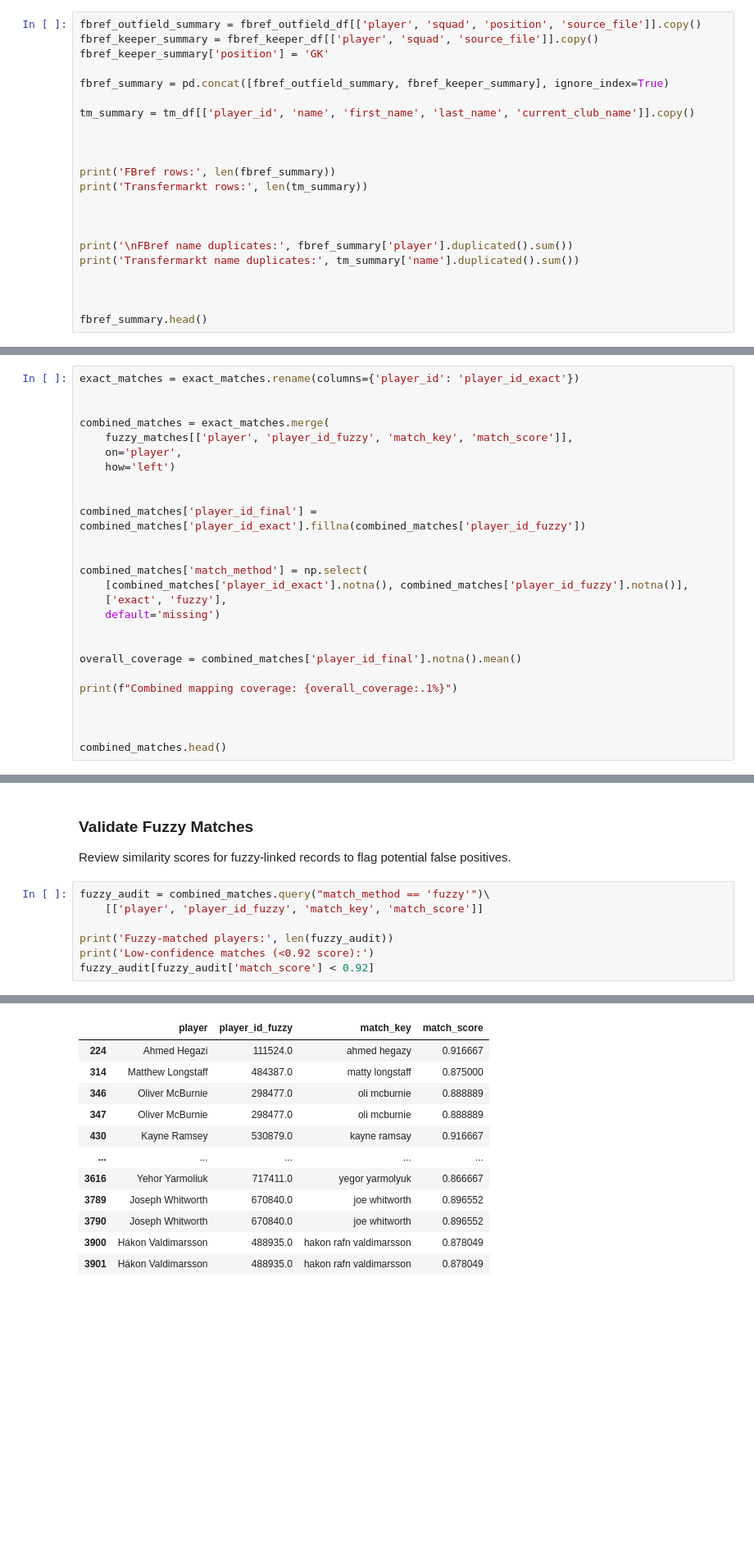
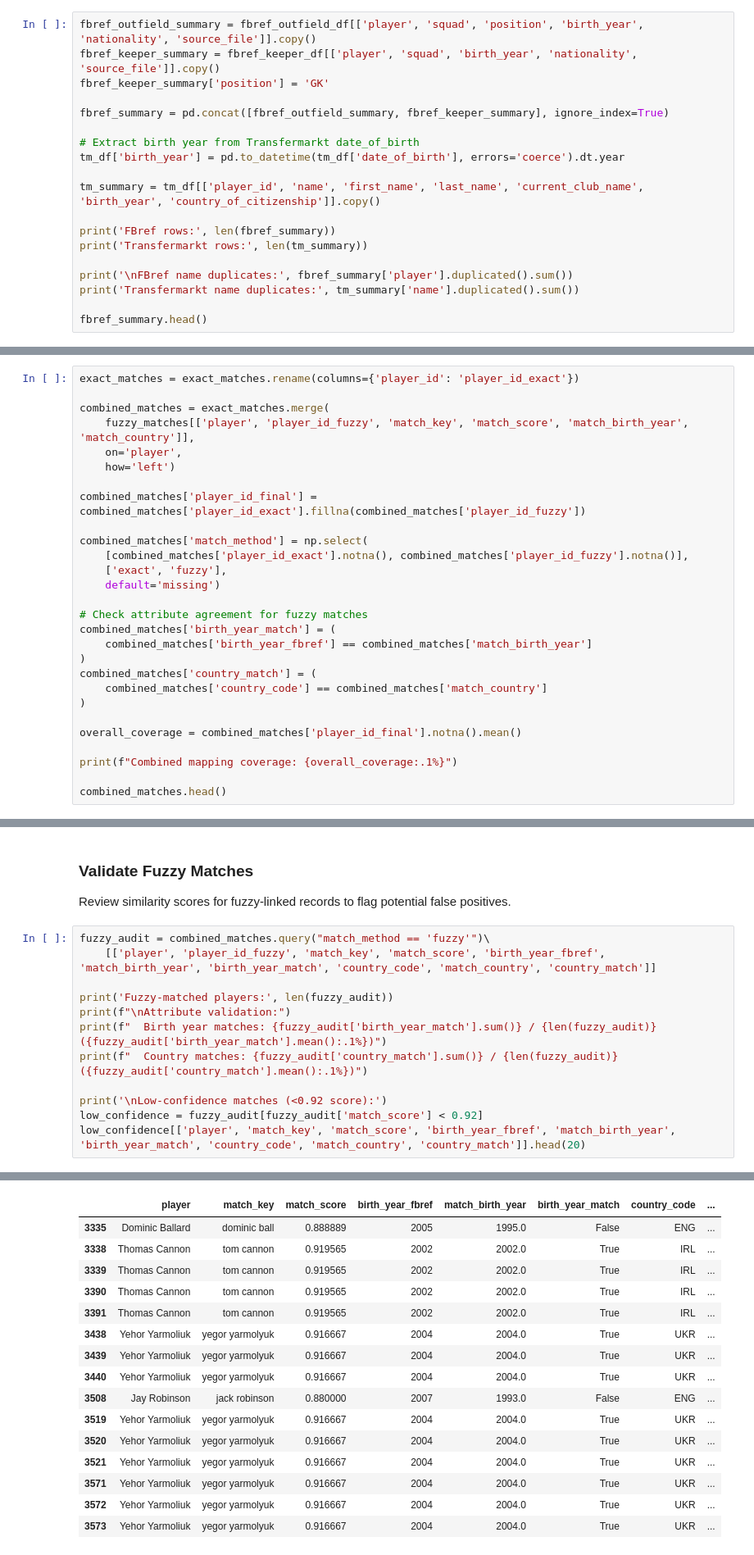
Before and after one commit to Nacnano/football-data-project, a Jupyter notebook: notebooks/mapping_pipeline.ipynb, the cells around one changed output, grey strips where cells are left out. Shown at 82% size. Saved outputs shown, nothing was run; the diff lists cells and outputs as text; blank space fills up the shorter version.

Commit message:
add year and nationality mapping

```diff
--- a/notebooks/mapping_pipeline.ipynb
+++ b/notebooks/mapping_pipeline.ipynb
@@ -47,26 +110,23 @@ fbref_outfield_df.head()
 
 Inspect dataset shapes, player name coverage, and identify columns relevant for mapping.
 # %%
-fbref_outfield_summary = fbref_outfield_df[['player', 'squad', 'position', 'source_file']].copy()
-fbref_keeper_summary = fbref_keeper_df[['player', 'squad', 'source_file']].copy()
+fbref_outfield_summary = fbref_outfield_df[['player', 'squad', 'position', 'birth_year', 'nationality', 'source_file']].copy()
+fbref_keeper_summary = fbref_keeper_df[['player', 'squad', 'birth_year', 'nationality', 'source_file']].copy()
 fbref_keeper_summary['position'] = 'GK'
 
 fbref_summary = pd.concat([fbref_outfield_summary, fbref_keeper_summary], ignore_index=True)
 
-tm_summary = tm_df[['player_id', 'name', 'first_name', 'last_name', 'current_club_name']].copy()
+# Extract birth year from Transfermarkt date_of_birth
+tm_df['birth_year'] = pd.to_datetime(tm_df['date_of_birth'], errors='coerce').dt.year
 
-
+tm_summary = tm_df[['player_id', 'name', 'first_name', 'last_name', 'current_club_name', 'birth_year', 'country_of_citizenship']].copy()
 
 print('FBref rows:', len(fbref_summary))
 print('Transfermarkt rows:', len(tm_summary))
 
-
-
 print('\nFBref name duplicates:', fbref_summary['player'].duplicated().sum())
 print('Transfermarkt name duplicates:', tm_summary['name'].duplicated().sum())
 
-
-
 fbref_summary.head()
 # %% [output]
 FBref rows: 3486
@@ -240,27 +404,29 @@ Merge fuzzy results with baseline matches and quantify remaining gaps.
 # %%
 exact_matches = exact_matches.rename(columns={'player_id': 'player_id_exact'})
 
-
 combined_matches = exact_matches.merge(
-    fuzzy_matches[['player', 'player_id_fuzzy', 'match_key', 'match_score']],
+    fuzzy_matches[['player', 'player_id_fuzzy', 'match_key', 'match_score', 'match_birth_year', 'match_country']],
     on='player',
     how='left')
 
-
 combined_matches['player_id_final'] = combined_matches['player_id_exact'].fillna(combined_matches['player_id_fuzzy'])
-
 
 combined_matches['match_method'] = np.select(
     [combined_matches['player_id_exact'].notna(), combined_matches['player_id_fuzzy'].notna()],
     ['exact', 'fuzzy'],
     default='missing')
 
+# Check attribute agreement for fuzzy matches
+combined_matches['birth_year_match'] = (
+    combined_matches['birth_year_fbref'] == combined_matches['match_birth_year']
+)
+combined_matches['country_match'] = (
+    combined_matches['country_code'] == combined_matches['match_country']
+)
 
 overall_coverage = combined_matches['player_id_final'].notna().mean()
 
 print(f"Combined mapping coverage: {overall_coverage:.1%}")
 
-
-
 combined_matches.head()
 # %% [output]
@@ -278,10 +444,15 @@ Combined mapping coverage: 96.7%
 Review similarity scores for fuzzy-linked records to flag potential false positives.
 # %%
 fuzzy_audit = combined_matches.query("match_method == 'fuzzy'")\
-    [['player', 'player_id_fuzzy', 'match_key', 'match_score']]
+    [['player', 'player_id_fuzzy', 'match_key', 'match_score', 'birth_year_fbref', 'match_birth_year', 'birth_year_match', 'country_code', 'match_country', 'country_match']]
 
 print('Fuzzy-matched players:', len(fuzzy_audit))
-print('Low-confidence matches (<0.92 score):')
-fuzzy_audit[fuzzy_audit['match_score'] < 0.92]
+print(f"\nAttribute validation:")
+print(f"  Birth year matches: {fuzzy_audit['birth_year_match'].sum()} / {len(fuzzy_audit)} ({fuzzy_audit['birth_year_match'].mean():.1%})")
+print(f"  Country matches: {fuzzy_audit['country_match'].sum()} / {len(fuzzy_audit)} ({fuzzy_audit['country_match'].mean():.1%})")
+
+print('\nLow-confidence matches (<0.92 score):')
+low_confidence = fuzzy_audit[fuzzy_audit['match_score'] < 0.92]
+low_confidence[['player', 'match_key', 'match_score', 'birth_year_fbref', 'match_birth_year', 'birth_year_match', 'country_code', 'match_country', 'country_match']].head(20)
 # %% [output]
 Fuzzy-matched players: 251
@@ -288,13 +464,17 @@ Fuzzy-matched players: 251
 Low-confidence matches (<0.92 score):
-|  | player | player_id_fuzzy | match_key | match_score |
-| 224 | Ahmed Hegazi | 111524.0 | ahmed hegazy | 0.916667 |
-| 314 | Matthew Longstaff | 484387.0 | matty longstaff | 0.875000 |
-| 346 | Oliver McBurnie | 298477.0 | oli mcburnie | 0.888889 |
-| 347 | Oliver McBurnie | 298477.0 | oli mcburnie | 0.888889 |
-| 430 | Kayne Ramsey | 530879.0 | kayne ramsay | 0.916667 |
-| ... | ... | ... | ... | ... |
-| 3616 | Yehor Yarmoliuk | 717411.0 | yegor yarmolyuk | 0.866667 |
-| 3789 | Joseph Whitworth | 670840.0 | joe whitworth | 0.896552 |
-| 3790 | Joseph Whitworth | 670840.0 | joe whitworth | 0.896552 |
-| 3900 | Hákon Valdimarsson | 488935.0 | hakon rafn valdimarsson | 0.878049 |
-| 3901 | Hákon Valdimarsson | 488935.0 | hakon rafn valdimarsson | 0.878049 |
+|  | player | match_key | match_score | birth_year_fbref | match_birth_year | birth_year_match | country_code | ... |
+| 3335 | Dominic Ballard | dominic ball | 0.888889 | 2005 | 1995.0 | False | ENG | ... |
+| 3338 | Thomas Cannon | tom cannon | 0.919565 | 2002 | 2002.0 | True | IRL | ... |
+| 3339 | Thomas Cannon | tom cannon | 0.919565 | 2002 | 2002.0 | True | IRL | ... |
+| 3390 | Thomas Cannon | tom cannon | 0.919565 | 2002 | 2002.0 | True | IRL | ... |
+| 3391 | Thomas Cannon | tom cannon | 0.919565 | 2002 | 2002.0 | True | IRL | ... |
+| 3438 | Yehor Yarmoliuk | yegor yarmolyuk | 0.916667 | 2004 | 2004.0 | True | UKR | ... |
+| 3439 | Yehor Yarmoliuk | yegor yarmolyuk | 0.916667 | 2004 | 2004.0 | True | UKR | ... |
+| 3440 | Yehor Yarmoliuk | yegor yarmolyuk | 0.916667 | 2004 | 2004.0 | True | UKR | ... |
+| 3508 | Jay Robinson | jack robinson | 0.880000 | 2007 | 1993.0 | False | ENG | ... |
+| 3519 | Yehor Yarmoliuk | yegor yarmolyuk | 0.916667 | 2004 | 2004.0 | True | UKR | ... |
+| 3520 | Yehor Yarmoliuk | yegor yarmolyuk | 0.916667 | 2004 | 2004.0 | True | UKR | ... |
+| 3521 | Yehor Yarmoliuk | yegor yarmolyuk | 0.916667 | 2004 | 2004.0 | True | UKR | ... |
+| 3571 | Yehor Yarmoliuk | yegor yarmolyuk | 0.916667 | 2004 | 2004.0 | True | UKR | ... |
+| 3572 | Yehor Yarmoliuk | yegor yarmolyuk | 0.916667 | 2004 | 2004.0 | True | UKR | ... |
+| 3573 | Yehor Yarmoliuk | yegor yarmolyuk | 0.916667 | 2004 | 2004.0 | True | UKR | ... |
```
Also changed, not shown: parts of 22 cells of this notebook, 1 other file.
